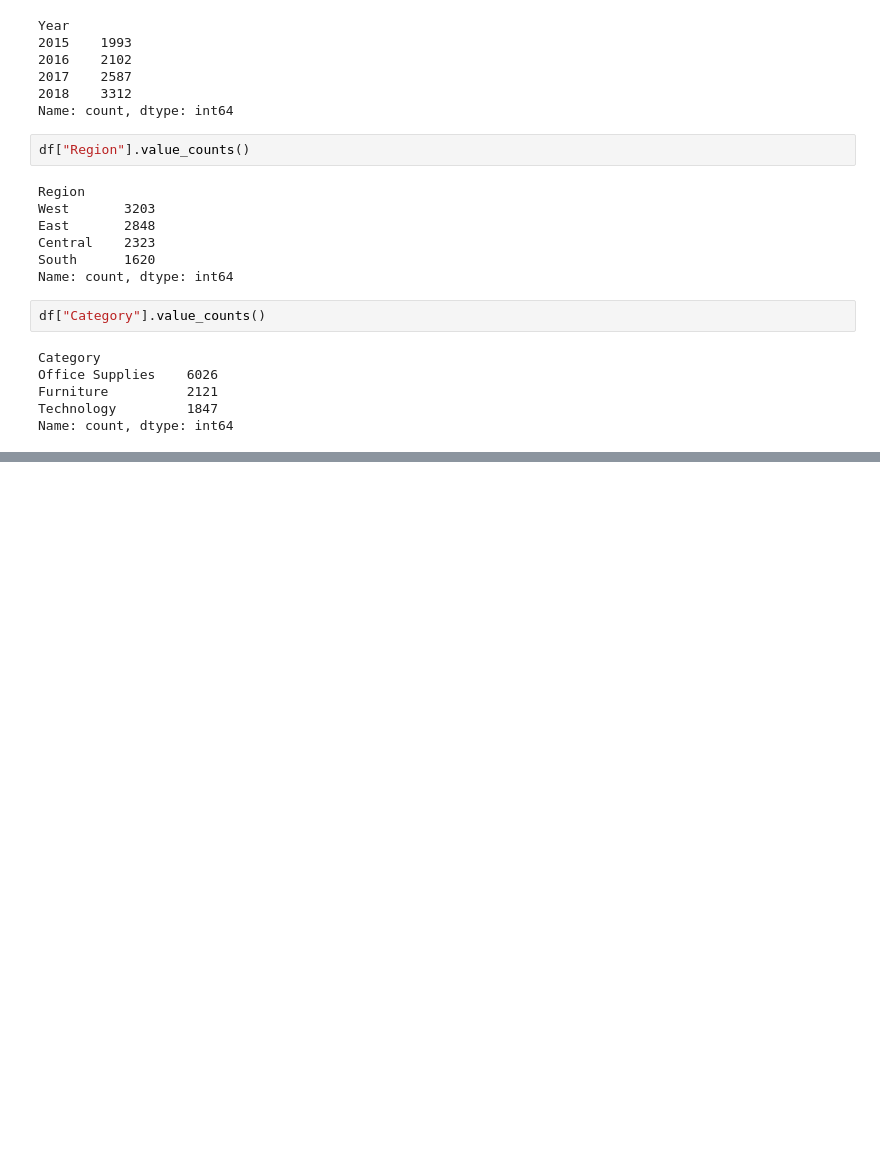
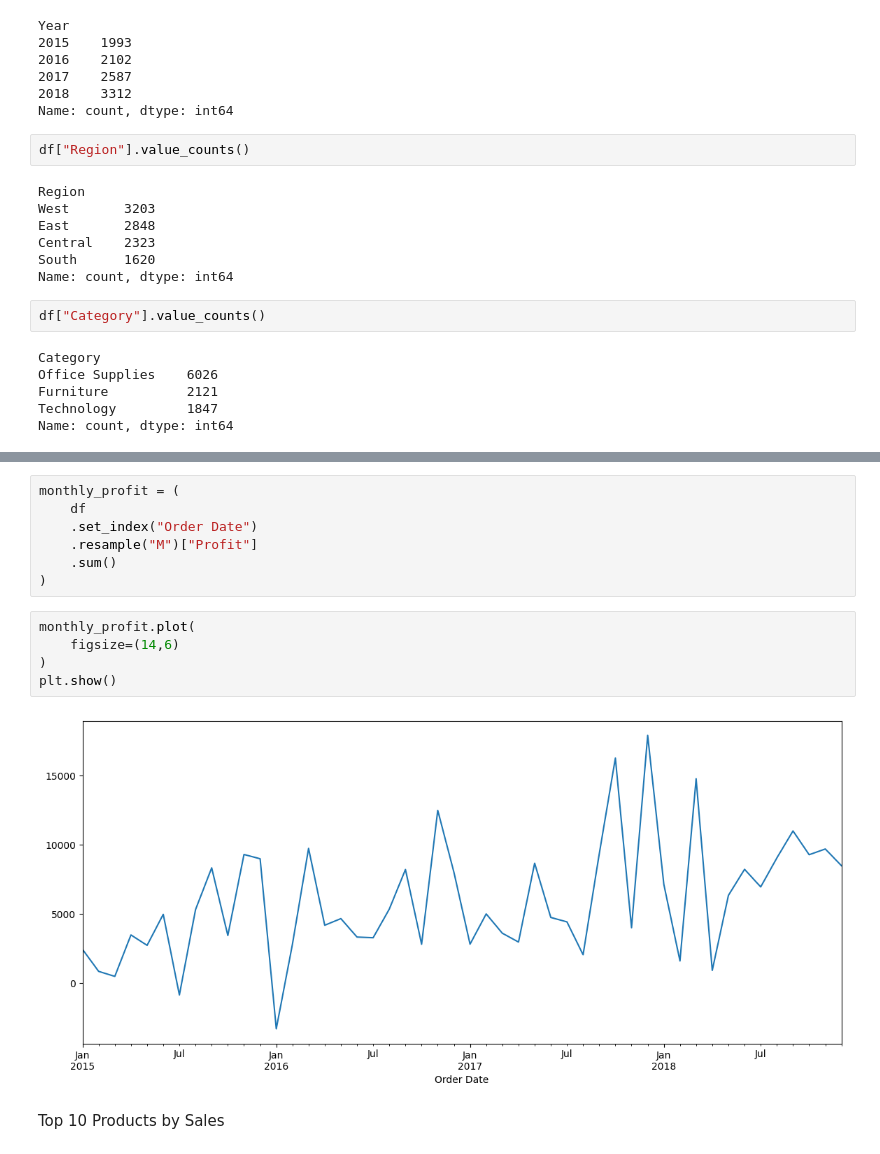
Before and after one commit to AmirhosseinAshrafi99/Sales-Forecasting-Analysis, a Jupyter notebook: notebooks/sales_forecasting_analysis.ipynb, the cells around one changed output, grey strips where cells are left out. Drawn from its saved outputs; the diff is of its cells as text; blank space fills up the shorter version.

```diff
--- a/notebooks/sales_forecasting_analysis.ipynb
+++ b/notebooks/sales_forecasting_analysis.ipynb
@@ -194,0 +392,16 @@ Name: count, dtype: int64
+# %%
+monthly_profit = (
+    df
+    .set_index("Order Date")
+    .resample("M")["Profit"]
+    .sum()
+)
+# %%
+monthly_profit.plot(
+    figsize=(14,6)
+)
+plt.show()
+# %% [output]
+[figure, added]
+# %% [markdown]
+Top 10 Products by Sales
```
Also changed, not shown: parts of 58 cells of this notebook.
